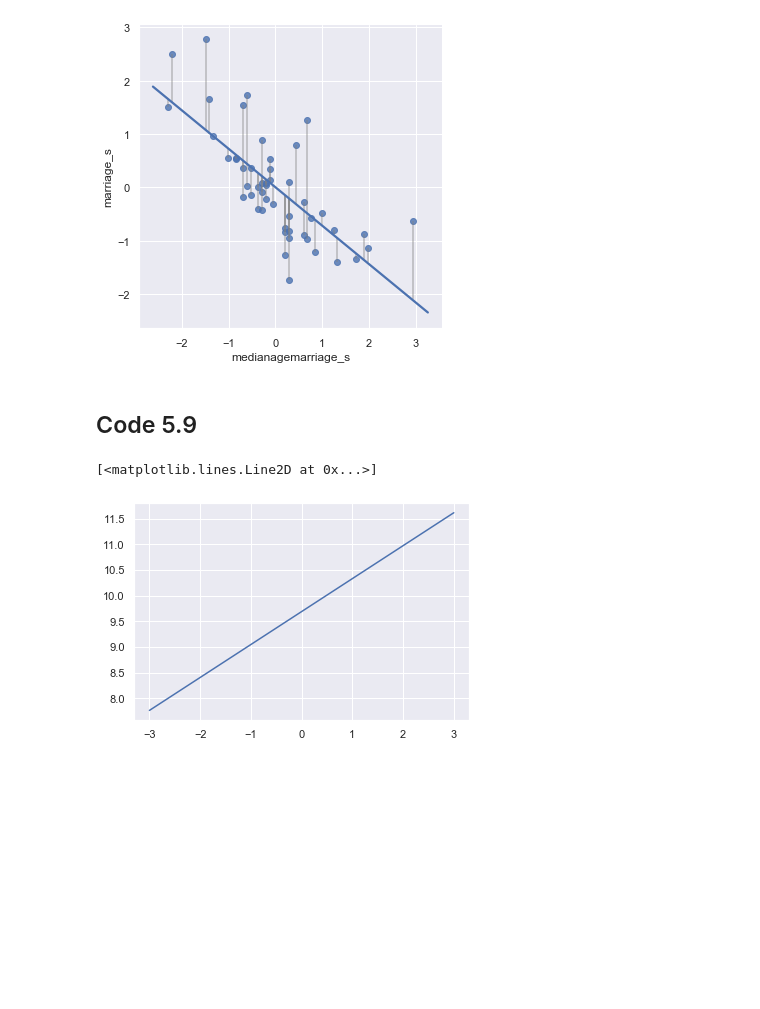
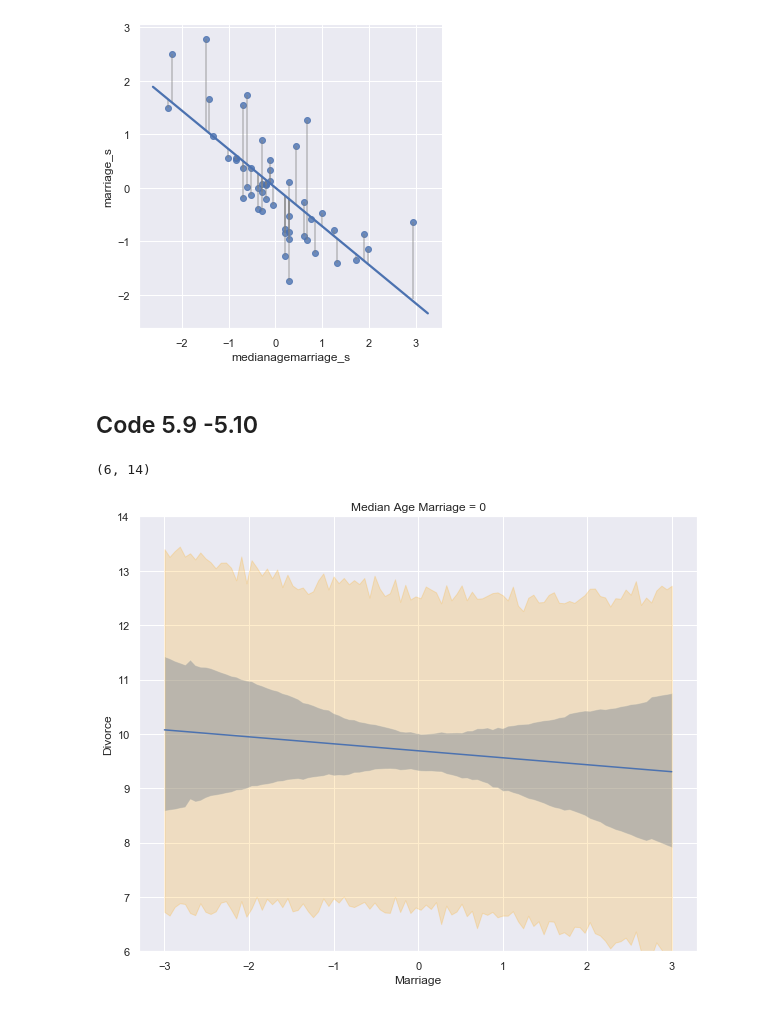
Before and after one commit to jkelley7/stat_rethinking, a Jupyter notebook: Chapter_5.ipynb, the cells around one changed output. Cells and saved outputs as stored; diff of their text form; code cells hidden in the pictures; blank space fills up the shorter version.

```diff
--- a/Chapter_5.ipynb
+++ b/Chapter_5.ipynb
@@ -231,6 +232,6 @@ plt.vlines(d.medianagemarriage_s,mu, mu + resid, alpha = .5, color = 'grey' )
 <matplotlib.collections.LineCollection at 0x...>
 [figure]
 # %% [markdown]
-## Code 5.9
+## Code 5.9 -5.10
 # %%
 # holding age constant at the mean and changing the rate what is the change in prediction. It should follow what the respecitve beta is
@@ -242,5 +241,0 @@ mu_hpd = az.hpd(mu.T, credible_interval=.89)
-# %%
-plt.plot(r_seq,mu_pred)
-# %% [output]
-[<matplotlib.lines.Line2D at 0x...>]
-[figure, removed]
@@ -251,0 +242,18 @@ plt.plot(d.loc[idx,'medianagemarriage_s'], mu[idx], linestyle = '-',color = 'bla
+# %%
+mu = trace54['alpha'] + trace54['MAM_beta']*0 + trace54['MARR_beta']*r_seq[:, np.newaxis]
+mu_pred = mu.mean(axis = 1)
+pred = az.hpd(stats.norm.rvs(mu, trace54['sigma']).T)
+mu_hpd = az.hpd(mu.T, credible_interval=.89)
+pred_hpd = az.hpd(pred.T, credible_interval=.89)
+# %%
+plt.figure(figsize = (10,8))
+plt.plot(r_seq, mu_pred)
+plt.fill_between(r_seq, mu_hpd[:,0], mu_hpd[:,1], alpha = .4)
+plt.fill_between(r_seq, pred_hpd[:,0], pred_hpd[:,1], alpha = .2, color = 'orange')
+plt.title('Median Age Marriage = 0')
+plt.ylabel('Divorce')
+plt.xlabel('Marriage')
+plt.ylim(6,14)
+# %% [output]
+(6, 14)
+[figure, added]
```
Also changed, not shown: parts of 13 cells of this notebook.
